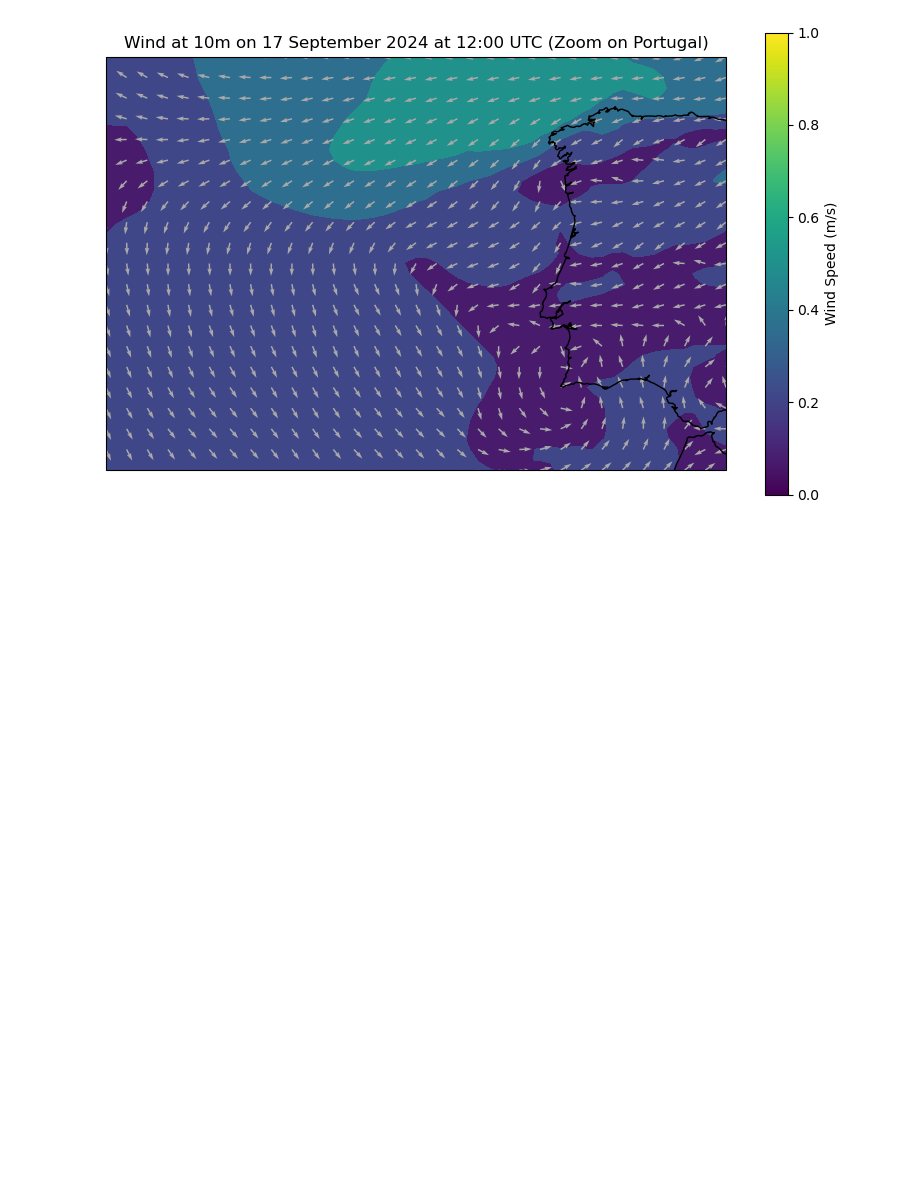
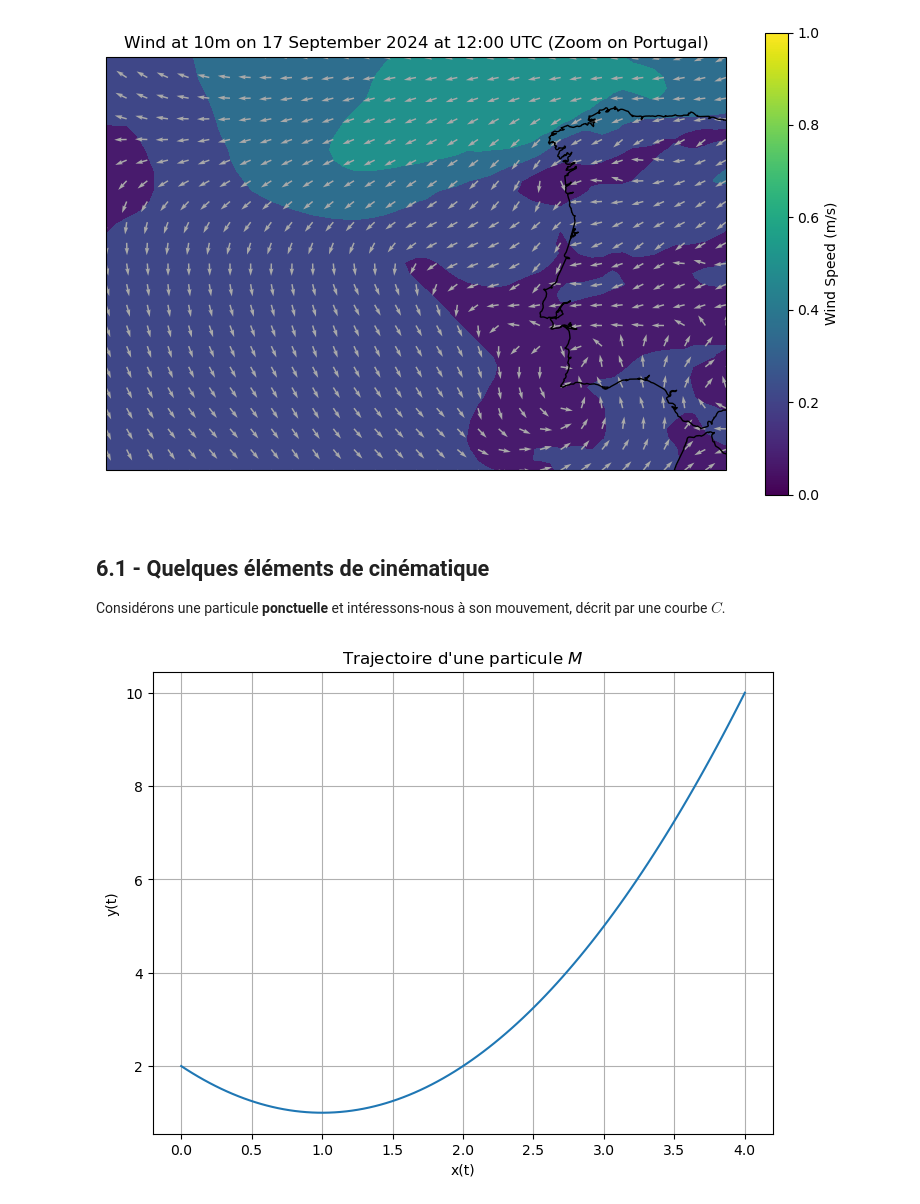
Before and after one commit to fmassonn/teaching, a Jupyter notebook: LPHY1365/Chap06.ipynb, the cells around one changed output. Cells and saved outputs as stored; diff of their text form; code cells hidden in the pictures; blank space fills up the shorter version.

```diff
--- a/LPHY1365/Chap06.ipynb
+++ b/LPHY1365/Chap06.ipynb
@@ -134,3 +143,30 @@ plt.ylabel('Latitude')
 plt.show()
 # %% [output]
 [figure]
+# %% [markdown]
+## 6.1 - Quelques éléments de cinématique
+
+
+Considérons une particule **ponctuelle** et intéressons-nous à son mouvement, décrit par une courbe $C$.
+# %%
+# Création d'un graphe bi-dimensionnel (axes x et y) décrivant la trajectoire d'une particule M (choisie ici comme une courbe paramétrée par le temps x(t) = t et y(t) = (t-1)^2 + 1
+import numpy as np
+import matplotlib.pyplot as plt
+# Définir la fonction de la trajectoire
+def trajectory(t):
+    x = t
+    y = (t - 1)**2 + 1
+    return x, y
+# Générer des points de temps pour tracer la trajectoire
+t_values = np.linspace(0, 4, 100)
+x_values, y_values = trajectory(t_values)
+# Tracer la trajectoire
+plt.figure(figsize=(8, 6))
+plt.plot(x_values, y_values, label='Trajectoire de M')
+plt.title('Trajectoire d\'une particule $M$')
+plt.xlabel('x(t)')
+plt.ylabel('y(t)')
+plt.grid()
+plt.show()
+# %% [output]
+[figure, added]
```
Also changed, not shown: parts of 7 cells of this notebook.
